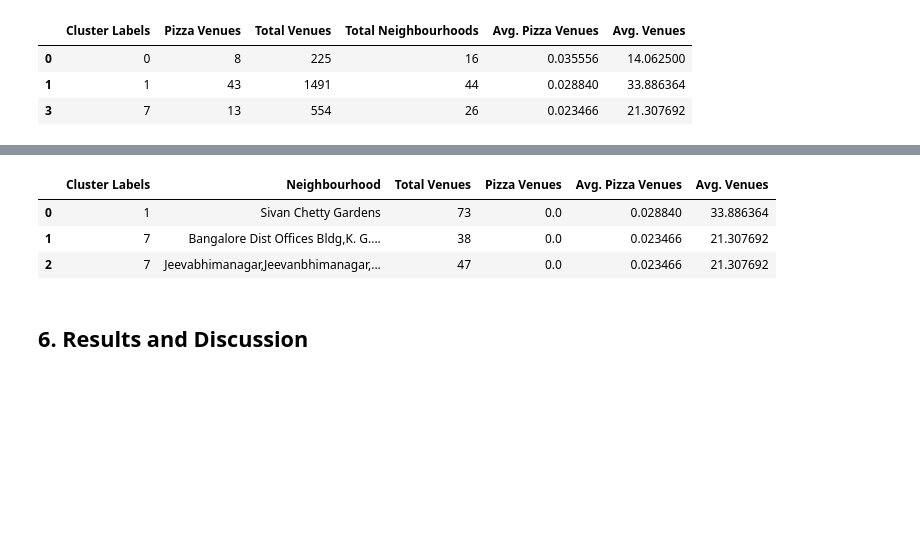
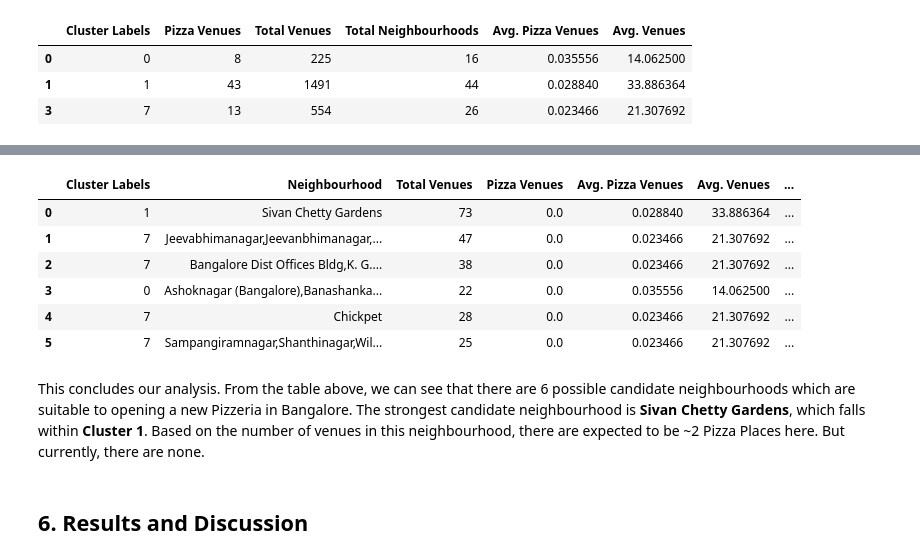
Before and after one commit to sinhars/Coursera_Capstone, a Jupyter notebook: capstone_project_final.ipynb, the cells around one changed output, grey strips where cells are left out. Cells and saved outputs as stored; diff of their text form; code cells hidden in the pictures; blank space fills up the shorter version.

Commit message:
Capstone project - final notebook version

```diff
--- a/capstone_project_final.ipynb
+++ b/capstone_project_final.ipynb
@@ -46,12 +48,12 @@ from sklearn.cluster import KMeans
 from sklearn.metrics import silhouette_score
 
 # Google API credentials
-GOOGLE_API_KEY = "AIzaSyCxZ8beMl_yV_F1D1dO_pMCfkm1x8zkVA4"
+GOOGLE_API_KEY =  "AIza********"
 
 # Foursquare API credentials
 CLIENT_ID = "AQTJ********"
 CLIENT_SECRET = "2EMV********"
-VERSION = "20180604"
+VERSION = "20210101"
 
 BANGALORE_NEIGHBOURHOODS = "bangalore_neighbourhoods.csv"
 BANGALORE_VENUES = "bangalore_venues.csv"
@@ -484,5 +523,5 @@ createFoliumMap(
 # %%
-minVenueCount = 30
+minVenueCount = 10
 
 candidateClusters = pizzaVenues[[clusterLabelCol, "Venue"]].groupby(by=clusterLabelCol).count().join(
     other=labeledVenues[[clusterLabelCol, "Category"]].groupby(by=clusterLabelCol).count(), how="left"
@@ -490,9 +529,9 @@ candidateClusters = pizzaVenues[[clusterLabelCol, "Venue"]].groupby(by=clusterLa
         other=mergedDF[[clusterLabelCol, "Neighbourhood"]].groupby(by=clusterLabelCol).count(), how="left"
     ).reset_index().fillna(0)
 candidateClusters.columns = [clusterLabelCol, "Pizza Venues", "Total Venues", "Total Neighbourhoods"]
-candidateClusters = candidateClusters.loc[candidateClusters["Total Venues"] >= minVenueCount]
 candidateClusters["Avg. Pizza Venues"] = candidateClusters["Pizza Venues"] / candidateClusters["Total Venues"]
 candidateClusters["Avg. Venues"] = candidateClusters["Total Venues"] / candidateClusters["Total Neighbourhoods"]
+candidateClusters = candidateClusters.loc[candidateClusters["Avg. Venues"] >= minVenueCount]
 candidateClusters
 # %% [output]
 |  | Cluster Labels | Pizza Venues | Total Venues | Total Neighbourhoods | Avg. Pizza Venues | Avg. Venues |
@@ -502,21 +545,27 @@ candidateClusters
 # %%
 candidateNeighbourhoods = labeledVenues.loc[labeledVenues[clusterLabelCol].isin(candidateClusters[clusterLabelCol]), [clusterLabelCol, "Neighbourhood", "Venue"]].groupby(
     by=[clusterLabelCol, "Neighbourhood"]).count().join(
         pizzaVenues[["Neighbourhood", clusterLabelCol, "Category"]].groupby(by=[clusterLabelCol, "Neighbourhood"]).count(), how="left"
     ).reset_index().fillna(0).join(
         candidateClusters[[clusterLabelCol, "Avg. Pizza Venues", "Avg. Venues"]].set_index(clusterLabelCol), on=clusterLabelCol, how="left"
         )
 candidateNeighbourhoods.columns = [clusterLabelCol, "Neighbourhood", "Total Venues","Pizza Venues", "Avg. Pizza Venues", "Avg. Venues"]
+candidateNeighbourhoods["Exp. Pizza Venues"] = candidateNeighbourhoods["Total Venues"] * candidateNeighbourhoods["Avg. Pizza Venues"]
 candidateNeighbourhoods = candidateNeighbourhoods[
-    (candidateNeighbourhoods["Total Venues"] > minVenueCount)
+    (candidateNeighbourhoods["Total Venues"] > 0)
     & (candidateNeighbourhoods["Total Venues"] > candidateNeighbourhoods["Avg. Venues"])
     & (candidateNeighbourhoods["Pizza Venues"] < candidateNeighbourhoods["Avg. Pizza Venues"])
-].sort_values(by="Avg. Pizza Venues", ascending=False).reset_index(drop=True)
+].sort_values(by="Exp. Pizza Venues", ascending=False).reset_index(drop=True)
 candidateNeighbourhoods
 # %% [output]
-|  | Cluster Labels | Neighbourhood | Total Venues | Pizza Venues | Avg. Pizza Venues | Avg. Venues |
-| 0 | 1 | Sivan Chetty Gardens | 73 | 0.0 | 0.028840 | 33.886364 |
-| 1 | 7 | Bangalore Dist Offices Bldg,K. G.... | 38 | 0.0 | 0.023466 | 21.307692 |
-| 2 | 7 | Jeevabhimanagar,Jeevanbhimanagar,... | 47 | 0.0 | 0.023466 | 21.307692 |
+|  | Cluster Labels | Neighbourhood | Total Venues | Pizza Venues | Avg. Pizza Venues | Avg. Venues | ... |
+| 0 | 1 | Sivan Chetty Gardens | 73 | 0.0 | 0.028840 | 33.886364 | ... |
+| 1 | 7 | Jeevabhimanagar,Jeevanbhimanagar,... | 47 | 0.0 | 0.023466 | 21.307692 | ... |
+| 2 | 7 | Bangalore Dist Offices Bldg,K. G.... | 38 | 0.0 | 0.023466 | 21.307692 | ... |
+| 3 | 0 | Ashoknagar (Bangalore),Banashanka... | 22 | 0.0 | 0.035556 | 14.062500 | ... |
+| 4 | 7 | Chickpet | 28 | 0.0 | 0.023466 | 21.307692 | ... |
+| 5 | 7 | Sampangiramnagar,Shanthinagar,Wil... | 25 | 0.0 | 0.023466 | 21.307692 | ... |
+# %% [markdown]
+This concludes our analysis. From the table above, we can see that there are 6 possible candidate neighbourhoods which are suitable to opening a new Pizzeria in Bangalore. The strongest candidate neighbourhood is **Sivan Chetty Gardens**, which falls within **Cluster 1**. Based on the number of venues in this neighbourhood, there are expected to be ~2 Pizza Places here. But currently, there are none.
 # %% [markdown]
 ## 6. Results and Discussion <a name="result"></a>
```
Also changed, not shown: parts of 35 cells of this notebook.
